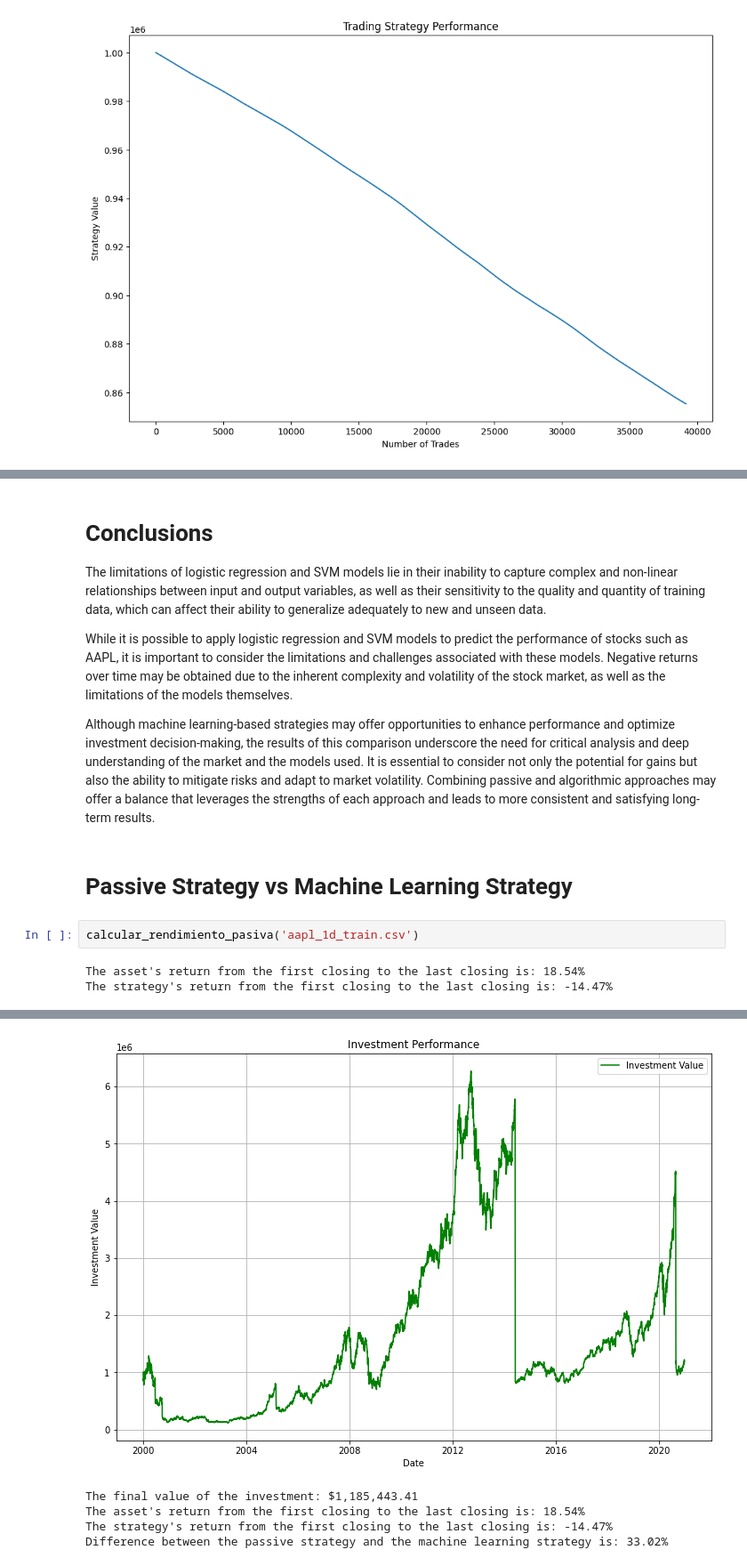
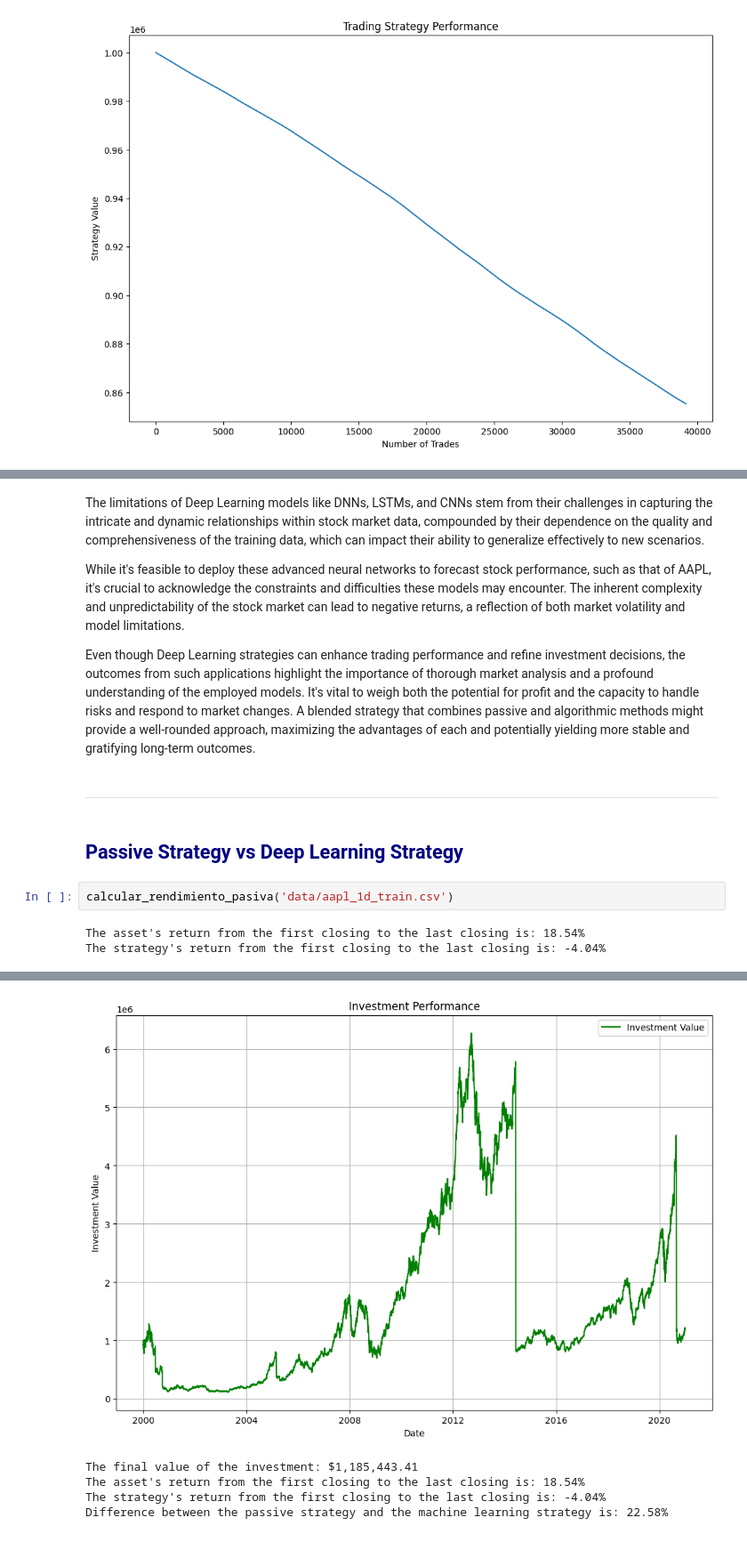
Before and after one commit to david09perez/Proyecto_Trading, a Jupyter notebook: 004-DL/report.ipynb, the cells around one changed output, grey strips where cells are left out. Shown at 89% size. Cells and saved outputs as stored; diff of their text form.

```diff
--- a/004-DL/report.ipynb
+++ b/004-DL/report.ipynb
@@ -185,20 +186,22 @@ This indicates a risk ratio of 1.11 which is quite balanced.
 # %% [markdown]
-# Conclusions
-The limitations of logistic regression and SVM models lie in their inability to capture complex and non-linear relationships between input and output variables, as well as their sensitivity to the quality and quantity of training data, which can affect their ability to generalize adequately to new and unseen data.
 
-While it is possible to apply logistic regression and SVM models to predict the performance of stocks such as AAPL, it is important to consider the limitations and challenges associated with these models. Negative returns over time may be obtained due to the inherent complexity and volatility of the stock market, as well as the limitations of the models themselves.
+The limitations of Deep Learning models like DNNs, LSTMs, and CNNs stem from their challenges in capturing the intricate and dynamic relationships within stock market data, compounded by their dependence on the quality and comprehensiveness of the training data, which can impact their ability to generalize effectively to new scenarios.
 
-Although machine learning-based strategies may offer opportunities to enhance performance and optimize investment decision-making, the results of this comparison underscore the need for critical analysis and deep understanding of the market and the models used. It is essential to consider not only the potential for gains but also the ability to mitigate risks and adapt to market volatility. Combining passive and algorithmic approaches may offer a balance that leverages the strengths of each approach and leads to more consistent and satisfying long-term results.
+While it's feasible to deploy these advanced neural networks to forecast stock performance, such as that of AAPL, it's crucial to acknowledge the constraints and difficulties these models may encounter. The inherent complexity and unpredictability of the stock market can lead to negative returns, a reflection of both market volatility and model limitations.
+
+Even though Deep Learning strategies can enhance trading performance and refine investment decisions, the outcomes from such applications highlight the importance of thorough market analysis and a profound understanding of the employed models. It's vital to weigh both the potential for profit and the capacity to handle risks and respond to market changes. A blended strategy that combines passive and algorithmic methods might provide a well-rounded approach, maximizing the advantages of each and potentially yielding more stable and gratifying long-term outcomes.
-# %% [markdown]
-# Passive Strategy vs Machine Learning Strategy
+# %% [markdown]
+---
+# %% [markdown]
+## <font color='navy'>  Passive Strategy vs Deep Learning Strategy <font color='black'>
 # %%
-calcular_rendimiento_pasiva('aapl_1d_train.csv')
+calcular_rendimiento_pasiva('data/aapl_1d_train.csv')
 # %% [output]
 The asset's return from the first closing to the last closing is: 18.54%
-The strategy's return from the first closing to the last closing is: -14.47%
+The strategy's return from the first closing to the last closing is: -4.04%
 [figure]
-[figure, old version]
+[figure, new version]
 The final value of the investment: $1,185,443.41
 The asset's return from the first closing to the last closing is: 18.54%
-The strategy's return from the first closing to the last closing is: -14.47%
-Difference between the passive strategy and the machine learning strategy is: 33.02%
+The strategy's return from the first closing to the last closing is: -4.04%
+Difference between the passive strategy and the machine learning strategy is: 22.58%
```
Also changed, not shown: parts of 13 cells of this notebook.
